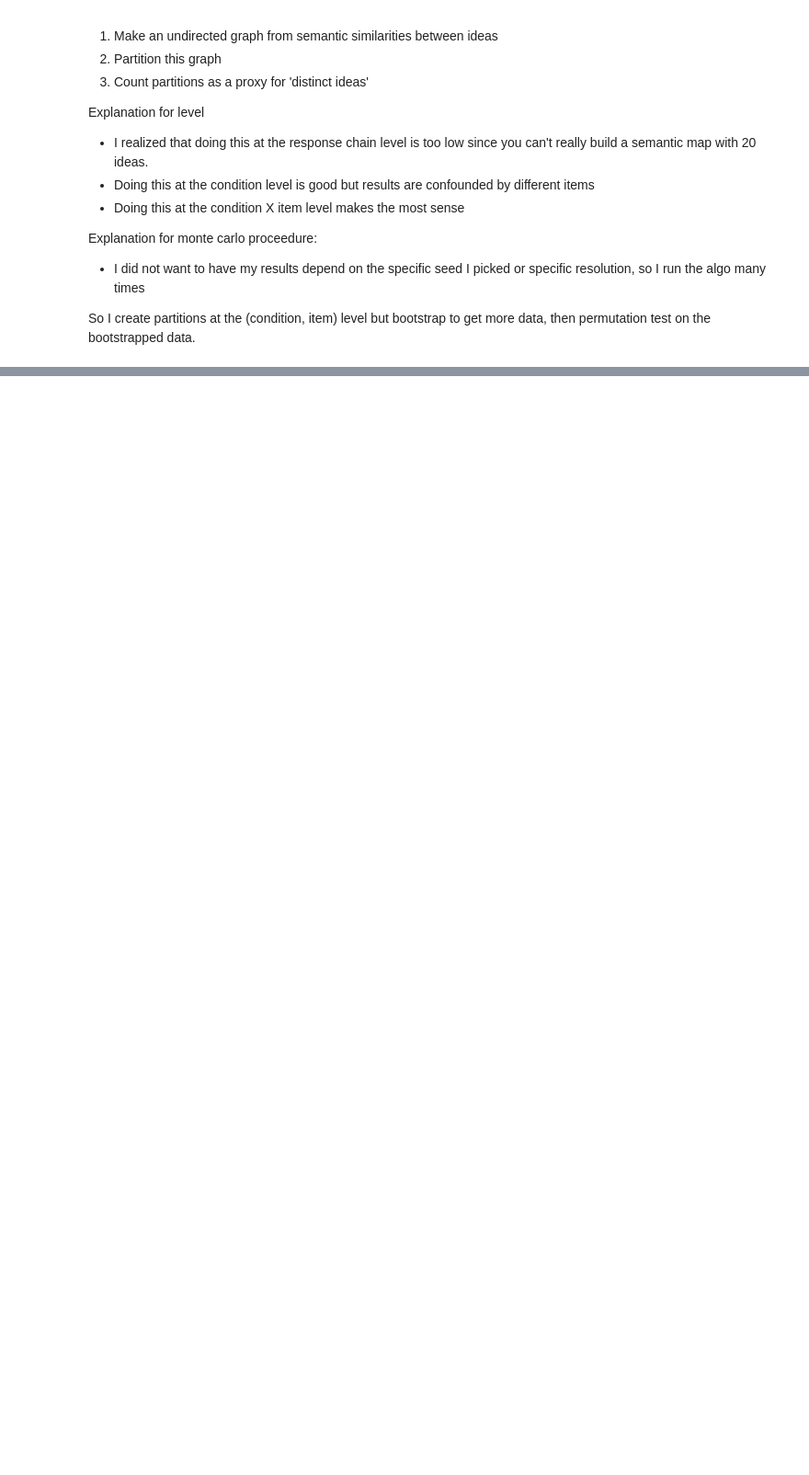
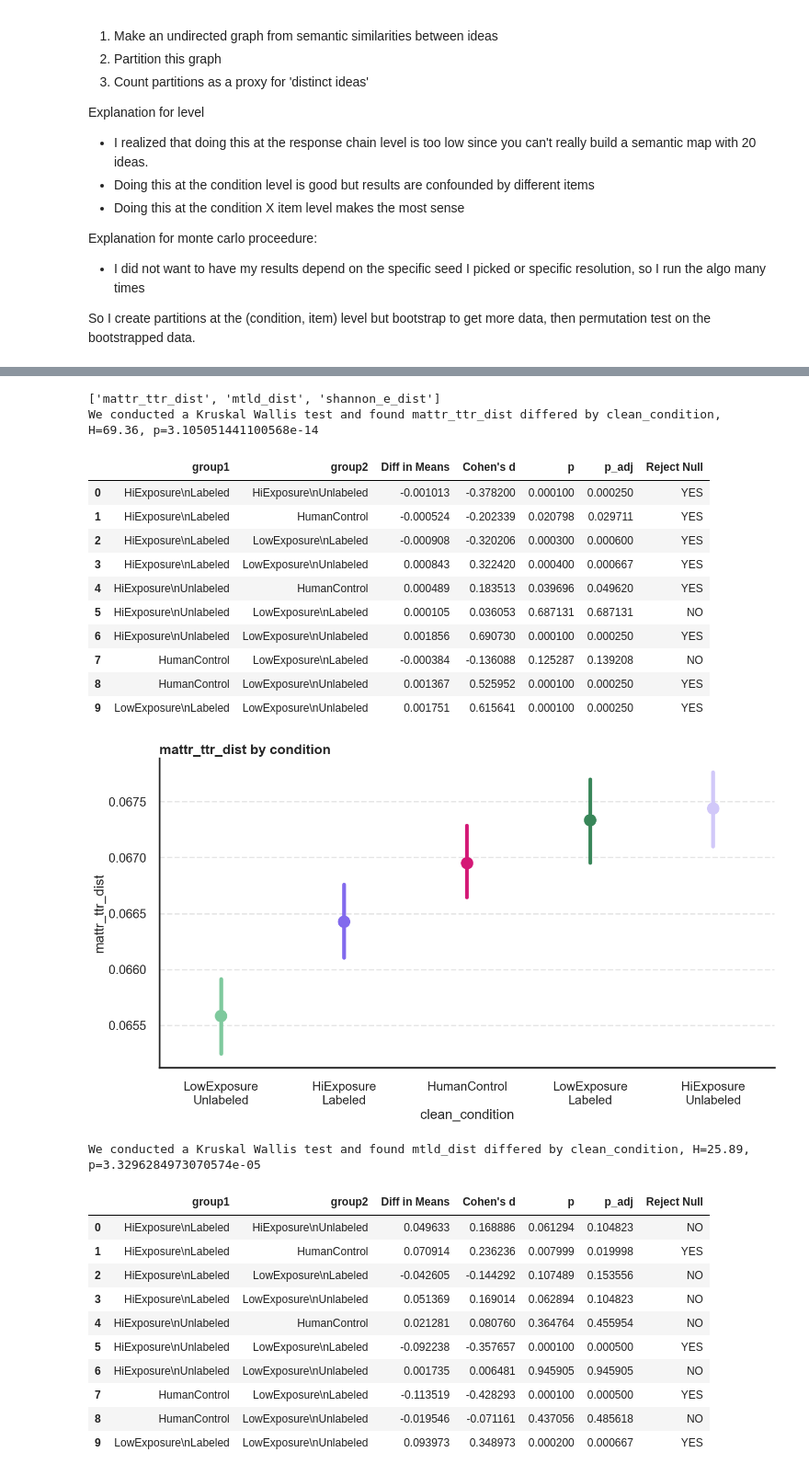
Before and after one commit to josh-ashkinaze/net_create, a Jupyter notebook: scripts/analyze_experiment/diversity_metrics.ipynb, the cells around one changed output, grey strips where cells are left out. Shown at 92% size. Saved outputs shown, nothing was run; the diff lists cells and outputs as text; code cells hidden in the pictures; blank space fills up the shorter version.

```diff
--- a/scripts/analyze_experiment/diversity_metrics.ipynb
+++ b/scripts/analyze_experiment/diversity_metrics.ipynb
@@ -534,0 +617,50 @@ We conducted a Kruskal Wallis test and found pc_dist differed by clean_condition
+# %%
+import numpy as np
+import nltk
+from nltk.tokenize import word_tokenize
+from nltk.probability import FreqDist
+from collections import Counter
+from nltk.util import ngrams
+from lexical_diversity import lex_div as ld
+from collections import Counter
+from scipy.stats import entropy
+import numpy as np
+from nltk import word_tokenize, pos_tag, ngrams
+import pandas as pd
+from collections import Counter
+from scipy.stats import entropy
+import numpy as np
+from nltk import word_tokenize, pos_tag, ngrams
+import pandas as pd
+
+nltk.download('averaged_perceptron_tagger')
+
+def compute_lexical_diversity(docs, mw):
+    tokens = [word for doc in docs for word in word_tokenize(doc)]
+    types = set(tokens)
+    word_counts = Counter(tokens)
+
+    return pd.Series({
+        'mattr_ttr_dist':  ld.mattr(tokens, window_length= mw),
+        'mtld_dist': ld.mtld(tokens),
+        'shannon_e_dist': entropy(list(word_counts.values())),
+    })
+
+
+def process_iteration(tdf, seed):
+    np.random.seed(seed)  # set seed for reproducibility
+    tdf_sampled = tdf[['clean_condition', 'condition', 'response_text', 'item']].sample(frac=0.5, random_state=seed)
+    tdf_sampled = tdf_sampled.groupby(['clean_condition', 'condition', 'item'])['response_text'].apply(lambda x: "".join(x)).reset_index()
+    mean_len = int(np.mean([len(word_tokenize(x)) for x in tdf_sampled['response_text']]))
+    lexical_diversity = tdf_sampled['response_text'].apply(lambda x: compute_lexical_diversity(x, mean_len))
+    condition_ideas = pd.concat([tdf_sampled, lexical_diversity], axis=1).reset_index(drop=True)
+    return condition_ideas
+
+div_results = Parallel(n_jobs=-1)(delayed(process_iteration)(df, i) for i in range(50))
+div_df = pd.concat(div_results)
+
+vars_to_rank = [x for x in div_df.columns if "dist" in x]
+melted_df = pd.melt(div_df, id_vars=['clean_condition', 'condition'],
+                    value_vars=vars_to_rank, var_name='var', value_name='value')
+process_metrics(div_df, plot_type='point')
+# %% [output]
@@ -534,0 +671,26 @@ We conducted a Kruskal Wallis test and found pc_dist differed by clean_condition
+['mattr_ttr_dist', 'mtld_dist', 'shannon_e_dist']
+We conducted a Kruskal Wallis test and found mattr_ttr_dist differed by clean_condition, H=69.36, p=3.105051441100568e-14
+|  | group1 | group2 | Diff in Means | Cohen's d | p | p_adj | Reject Null |
+| 0 | HiExposure\nLabeled | HiExposure\nUnlabeled | -0.001013 | -0.378200 | 0.000100 | 0.000250 | YES |
+| 1 | HiExposure\nLabeled | HumanControl | -0.000524 | -0.202339 | 0.020798 | 0.029711 | YES |
+| 2 | HiExposure\nLabeled | LowExposure\nLabeled | -0.000908 | -0.320206 | 0.000300 | 0.000600 | YES |
+| 3 | HiExposure\nLabeled | LowExposure\nUnlabeled | 0.000843 | 0.322420 | 0.000400 | 0.000667 | YES |
+| 4 | HiExposure\nUnlabeled | HumanControl | 0.000489 | 0.183513 | 0.039696 | 0.049620 | YES |
+| 5 | HiExposure\nUnlabeled | LowExposure\nLabeled | 0.000105 | 0.036053 | 0.687131 | 0.687131 | NO |
+| 6 | HiExposure\nUnlabeled | LowExposure\nUnlabeled | 0.001856 | 0.690730 | 0.000100 | 0.000250 | YES |
+| 7 | HumanControl | LowExposure\nLabeled | -0.000384 | -0.136088 | 0.125287 | 0.139208 | NO |
+| 8 | HumanControl | LowExposure\nUnlabeled | 0.001367 | 0.525952 | 0.000100 | 0.000250 | YES |
+| 9 | LowExposure\nLabeled | LowExposure\nUnlabeled | 0.001751 | 0.615641 | 0.000100 | 0.000250 | YES |
+[figure, added]
+We conducted a Kruskal Wallis test and found mtld_dist differed by clean_condition, H=25.89, p=3.3296284973070574e-05
+|  | group1 | group2 | Diff in Means | Cohen's d | p | p_adj | Reject Null |
+| 0 | HiExposure\nLabeled | HiExposure\nUnlabeled | 0.049633 | 0.168886 | 0.061294 | 0.104823 | NO |
+| 1 | HiExposure\nLabeled | HumanControl | 0.070914 | 0.236236 | 0.007999 | 0.019998 | YES |
+| 2 | HiExposure\nLabeled | LowExposure\nLabeled | -0.042605 | -0.144292 | 0.107489 | 0.153556 | NO |
+| 3 | HiExposure\nLabeled | LowExposure\nUnlabeled | 0.051369 | 0.169014 | 0.062894 | 0.104823 | NO |
+| 4 | HiExposure\nUnlabeled | HumanControl | 0.021281 | 0.080760 | 0.364764 | 0.455954 | NO |
+| 5 | HiExposure\nUnlabeled | LowExposure\nLabeled | -0.092238 | -0.357657 | 0.000100 | 0.000500 | YES |
+| 6 | HiExposure\nUnlabeled | LowExposure\nUnlabeled | 0.001735 | 0.006481 | 0.945905 | 0.945905 | NO |
+| 7 | HumanControl | LowExposure\nLabeled | -0.113519 | -0.428293 | 0.000100 | 0.000500 | YES |
+| 8 | HumanControl | LowExposure\nUnlabeled | -0.019546 | -0.071161 | 0.437056 | 0.485618 | NO |
+| 9 | LowExposure\nLabeled | LowExposure\nUnlabeled | 0.093973 | 0.348973 | 0.000200 | 0.000667 | YES |
```
Also changed, not shown: parts of 9 cells of this notebook.
